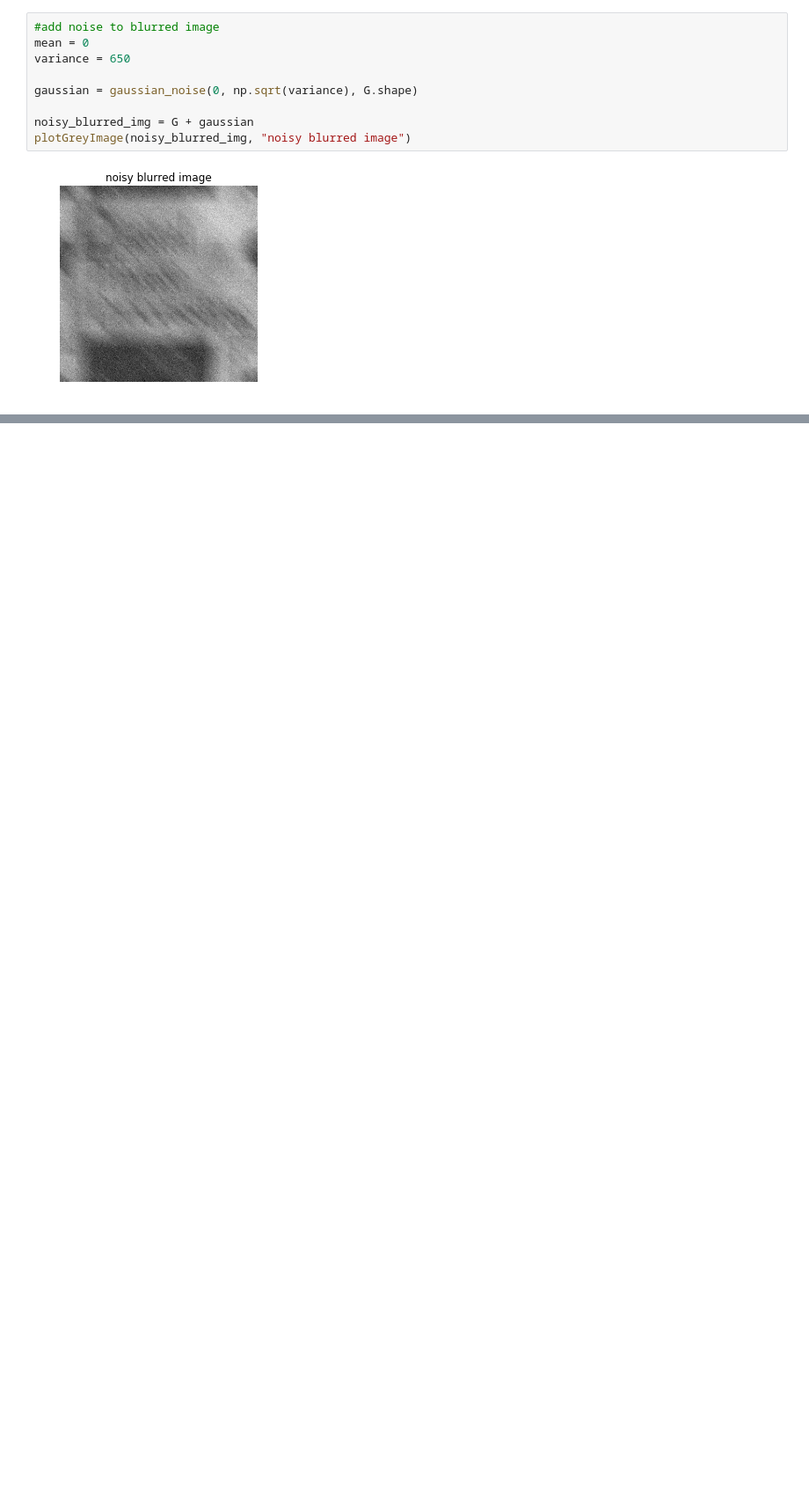
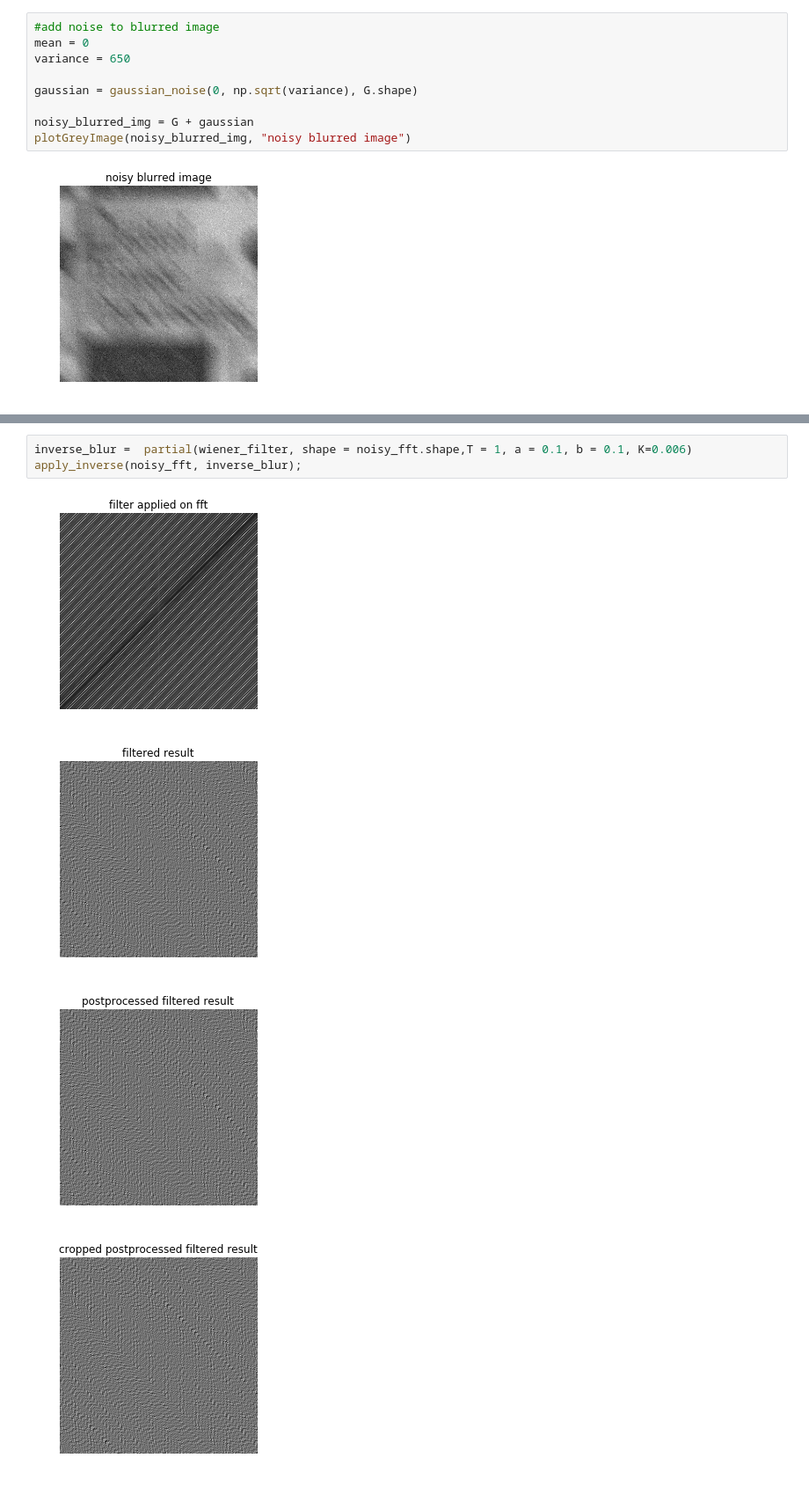
Before and after one commit to Vkomini/DIP_2015, a Jupyter notebook: Task5/Task5_FelixNeutatz.ipynb, the cells around one changed output, grey strips where cells are left out. Shown at 88% size. Cells and saved outputs as stored; diff of their text form; blank space fills up the shorter version.

```diff
--- a/Task5/Task5_FelixNeutatz.ipynb
+++ b/Task5/Task5_FelixNeutatz.ipynb
@@ -251,0 +256,8 @@ plotGreyImage(noisy_blurred_img, "noisy blurred image")
+# %%
+inverse_blur =  partial(wiener_filter, shape = noisy_fft.shape,T = 1, a = 0.1, b = 0.1, K=0.006)
+apply_inverse(noisy_fft, inverse_blur);
+# %% [output]
+[figure, added]
+[figure, added]
+[figure, added]
+[figure, added]
```
Also changed, not shown: parts of 6 cells of this notebook.
